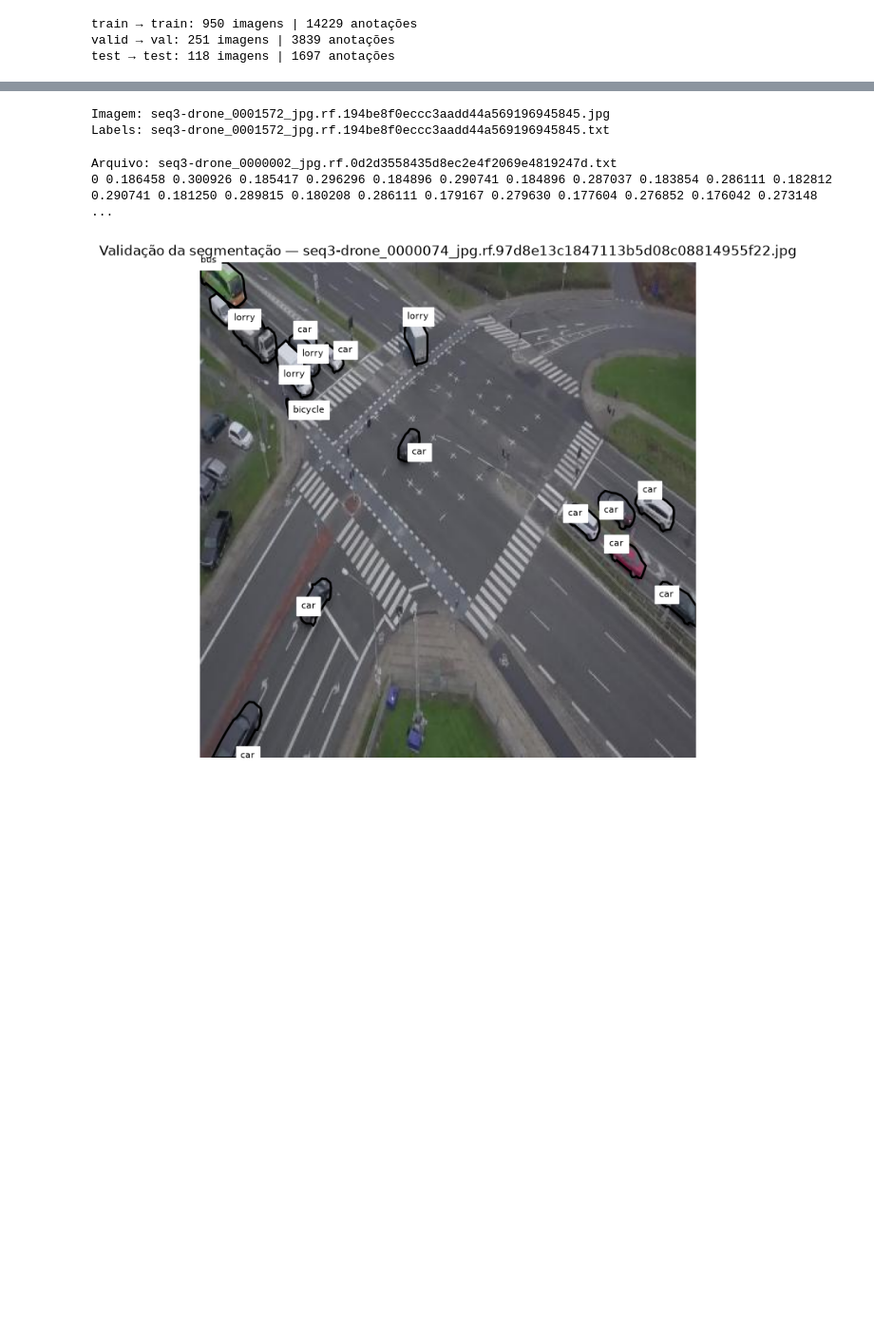
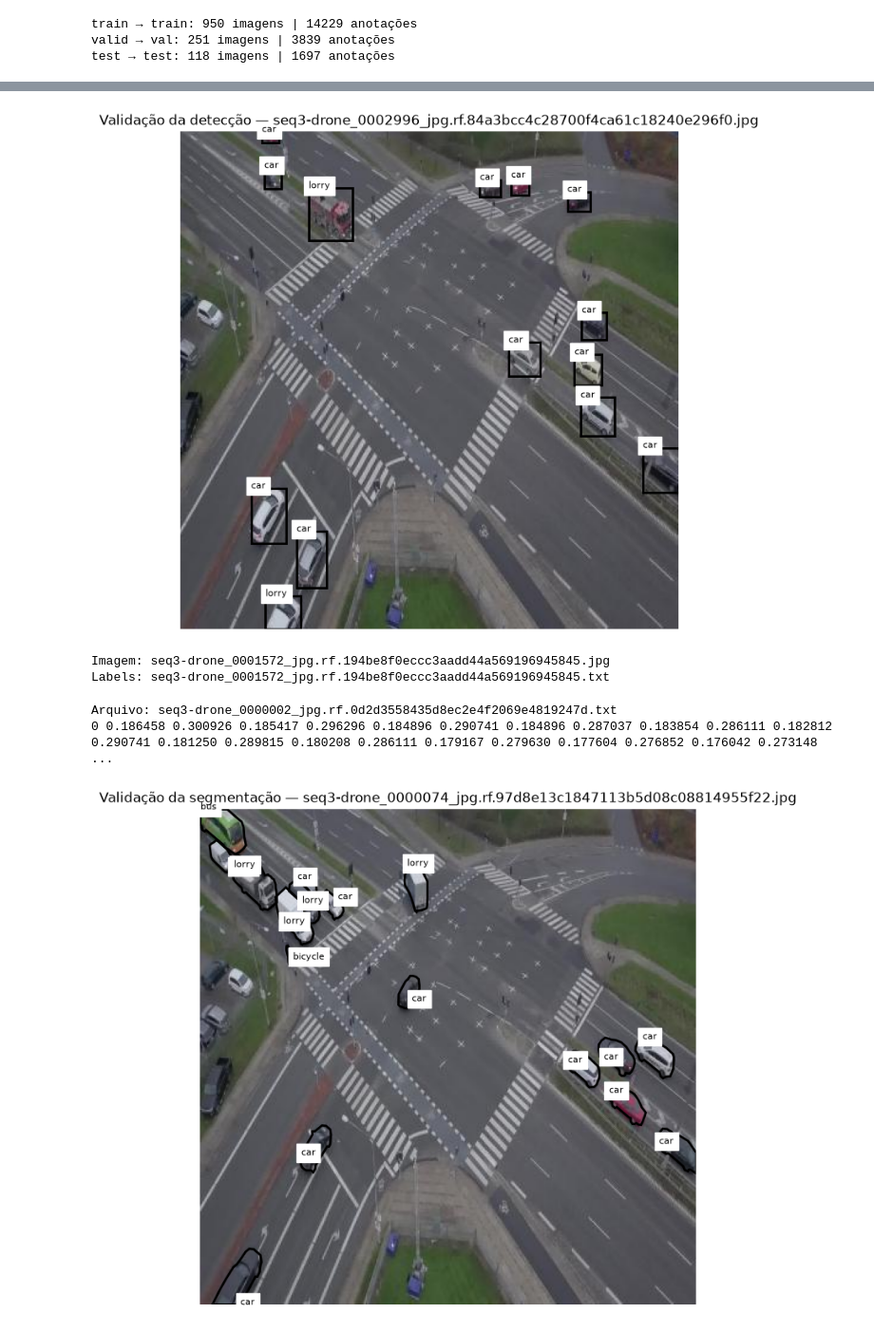
Before and after one commit to el-pitchula/AeroVision, a Jupyter notebook: notebooks/02_preprocessing.ipynb, the cells around one changed output, grey strips where cells are left out. Shown at 95% size. Cells and saved outputs as stored; diff of their text form; code cells hidden in the pictures; blank space fills up the shorter version.

```diff
--- a/notebooks/02_preprocessing.ipynb
+++ b/notebooks/02_preprocessing.ipynb
@@ -22,6 +22,10 @@ OUTPUT_DIR = (
     / "drone_traffic_yolo"
 )
 
+DETECTION_OUTPUT_DIR = (
+    PROJECT_DIR / "data" / "processed" / "drone_traffic_detection"
+)
+
 print("Projeto:", PROJECT_DIR)
 print("Dataset:", DATASET_DIR)
 print("Saída:", OUTPUT_DIR)
@@ -192,0 +323,12 @@ test → test: 118 imagens | 1697 anotações
+# %%
+label_files = list(
+    (DETECTION_OUTPUT_DIR / "labels" / "train").glob("*.txt")
+)
+
+sample_label = label_files[0]
+
+print("Arquivo:")
+print(sample_label)
+
+with open(sample_label, "r", encoding="utf-8") as f:
+    print(f.read()[:1000])
@@ -194,6 +348,74 @@ test → test: 118 imagens | 1697 anotações
 import random
 import matplotlib.pyplot as plt
 from matplotlib.patches import Polygon, Rectangle
+# %%
+image_files = list(
+    (DETECTION_OUTPUT_DIR / "images" / "train").glob("*.jpg")
+)
+
+image_path = random.choice(image_files)
+
+label_path = (
+    DETECTION_OUTPUT_DIR
+    / "labels"
+    / "train"
+    / f"{image_path.stem}.txt"
+)
+
+image = Image.open(image_path).convert("RGB")
+
+image_array = np.array(image)
+
+height, width = image_array.shape[:2]
+
+fig, ax = plt.subplots(figsize=(8, 8))
+
+ax.imshow(image_array)
+
+with open(label_path, "r", encoding="utf-8") as f:
+
+    for line in f:
+
+        values = list(map(float, line.strip().split()))
+
+        class_id = int(values[0])
+
+        center_x = values[1] * width
+        center_y = values[2] * height
+
+        bbox_width = values[3] * width
+        bbox_height = values[4] * height
+
+        x = center_x - bbox_width / 2
+        y = center_y - bbox_height / 2
+
+        rectangle = Rectangle(
+            (x, y),
+            bbox_width,
+            bbox_height,
+            fill=False,
+            linewidth=2
+        )
+
+        ax.add_patch(rectangle)
+
+        ax.text(
+            x,
+            y,
+            CLASS_NAMES[class_id],
+            fontsize=8,
+            backgroundcolor="white"
+        )
+
+ax.set_title(
+    f"Validação da detecção — {image_path.name}"
+)
+
+ax.axis("off")
+
+plt.show()
+# %% [output]
+[figure, added]
 # %%
 # Escolher uma imagem aleatória do conjunto de treino
 
```
Also changed, not shown: parts of 4 cells of this notebook.
